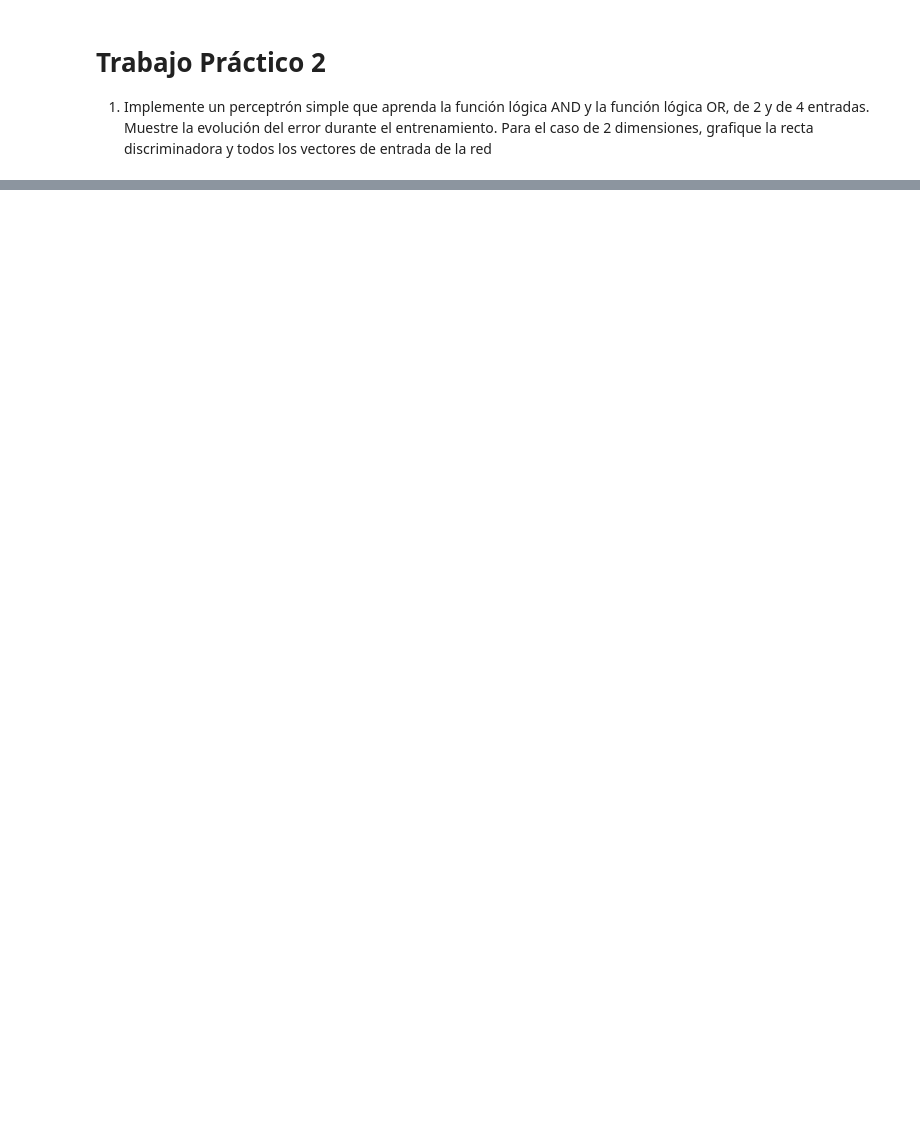
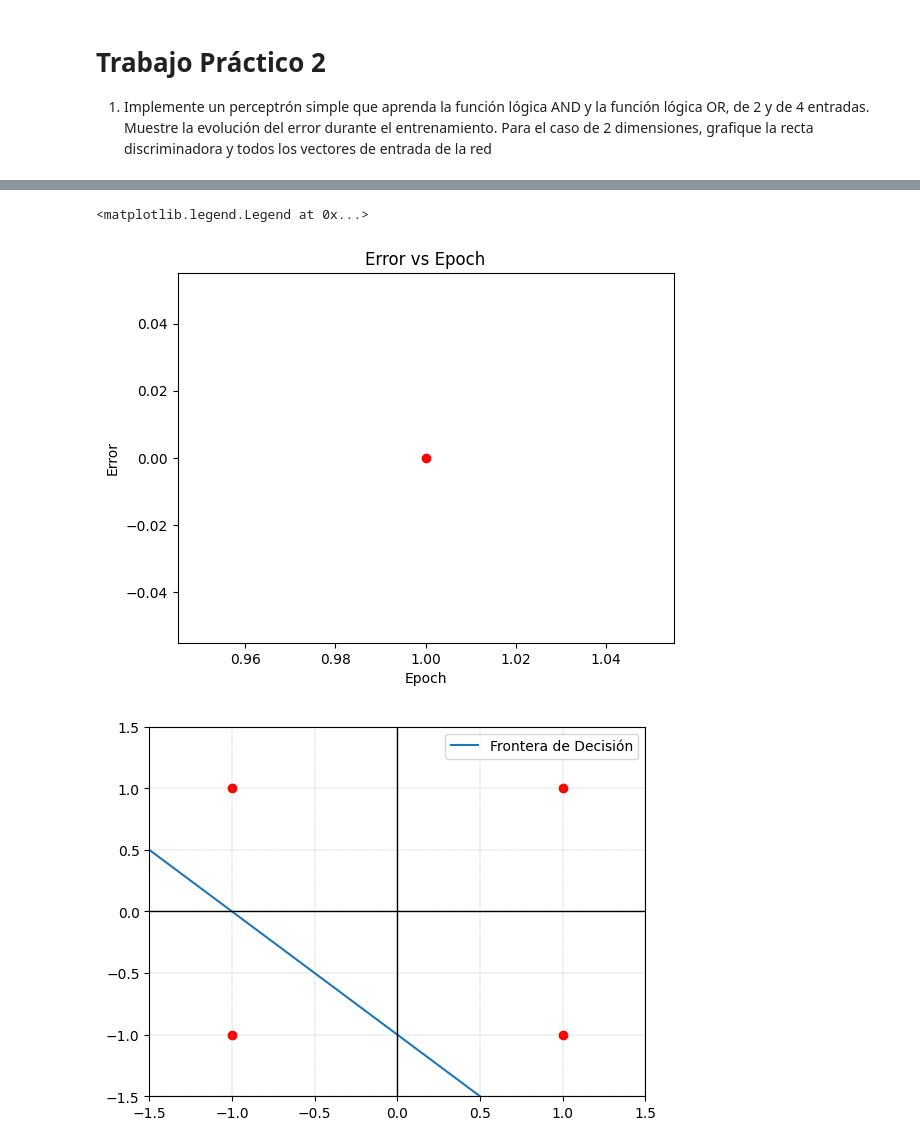
Before and after one commit to jstejman/Redes-Neuronales, a Jupyter notebook: tp2/tp2.ipynb, the cells around one changed output, grey strips where cells are left out. Drawn from its saved outputs; the diff is of its cells as text; code cells hidden in the pictures; blank space fills up the shorter version.

```diff
--- a/tp2/tp2.ipynb
+++ b/tp2/tp2.ipynb
@@ -36,0 +67,20 @@ class Perceptron:
+# %%
+x_or = np.array([[-1, -1], [-1, 1], [1, -1], [1, 1]])
+y_or = np.array([-1, 1, 1, 1])
+perceptron_or = Perceptron(2)
+perceptron_or.fit(x_or, y_or)
+plt.figure()
+plt.scatter(x_or[:, 0], x_or[:, 1], c="red")
+x_values = np.linspace(-3, 3, 100)
+y_values = -(perceptron_or.weights[1] * x_values + perceptron_or.weights[0]) / perceptron_or.weights[2]
+plt.plot(x_values, y_values, label='Frontera de Decisión')
+plt.axhline(0, color='black',linewidth=1)
+plt.axvline(0, color='black',linewidth=1)
+plt.grid(color = 'gray', linestyle = '--', linewidth = 0.2)
+plt.xlim(-1.5, 1.5)
+plt.ylim(-1.5, 1.5)
+plt.legend()
+# %% [output]
+<matplotlib.legend.Legend at 0x...>
+[figure, added]
+[figure, added]
```
Also changed, not shown: parts of 4 cells of this notebook.
